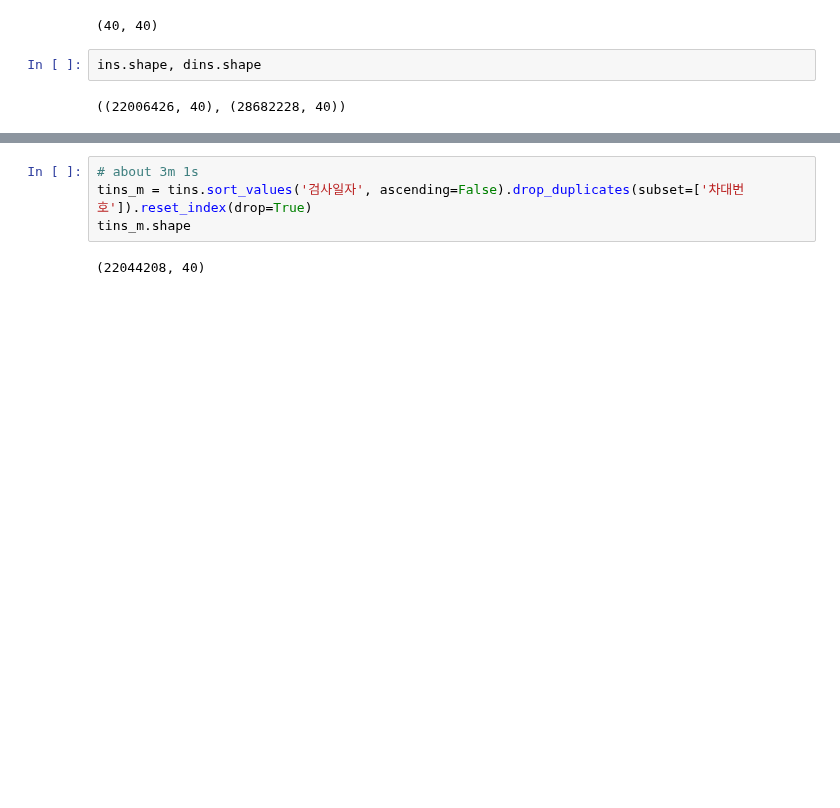
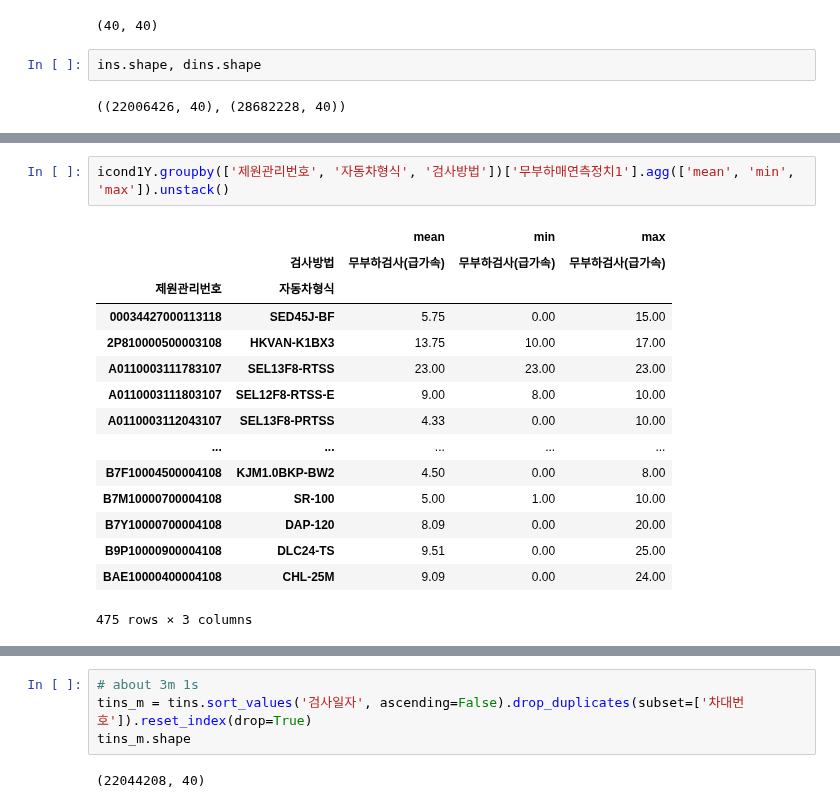
Before and after one commit to kbjung/wabotech, a Jupyter notebook: car_big_data_2/[BD1]4등급_데이터_점검.ipynb, the cells around one changed output, grey strips where cells are left out. Cells and saved outputs as stored; diff of their text form; blank space fills up the shorter version.

```diff
--- a/car_big_data_2/[BD1]4등급_데이터_점검.ipynb
+++ b/car_big_data_2/[BD1]4등급_데이터_점검.ipynb
@@ -939,0 +1034,18 @@ ins.shape, dins.shape
+# %%
+icond1Y.groupby(['제원관리번호', '자동차형식', '검사방법'])['무부하매연측정치1'].agg(['mean', 'min', 'max']).unstack()
+# %% [output]
+|  |  | mean | min | max |
+|  | 검사방법 | 무부하검사(급가속) | 무부하검사(급가속) | 무부하검사(급가속) |
+| 제원관리번호 | 자동차형식 |  |  |  |
+| 00034427000113118 | SED45J-BF | 5.75 | 0.00 | 15.00 |
+| 2P810000500003108 | HKVAN-K1BX3 | 13.75 | 10.00 | 17.00 |
+| A0110003111783107 | SEL13F8-RTSS | 23.00 | 23.00 | 23.00 |
+| A0110003111803107 | SEL12F8-RTSS-E | 9.00 | 8.00 | 10.00 |
+| A0110003112043107 | SEL13F8-PRTSS | 4.33 | 0.00 | 10.00 |
+| ... | ... | ... | ... | ... |
+| B7F10004500004108 | KJM1.0BKP-BW2 | 4.50 | 0.00 | 8.00 |
+| B7M10000700004108 | SR-100 | 5.00 | 1.00 | 10.00 |
+| B7Y10000700004108 | DAP-120 | 8.09 | 0.00 | 20.00 |
+| B9P10000900004108 | DLC24-TS | 9.51 | 0.00 | 25.00 |
+| BAE10000400004108 | CHL-25M | 9.09 | 0.00 | 24.00 |
+475 rows × 3 columns
```
Also changed, not shown: parts of 66 cells of this notebook.
